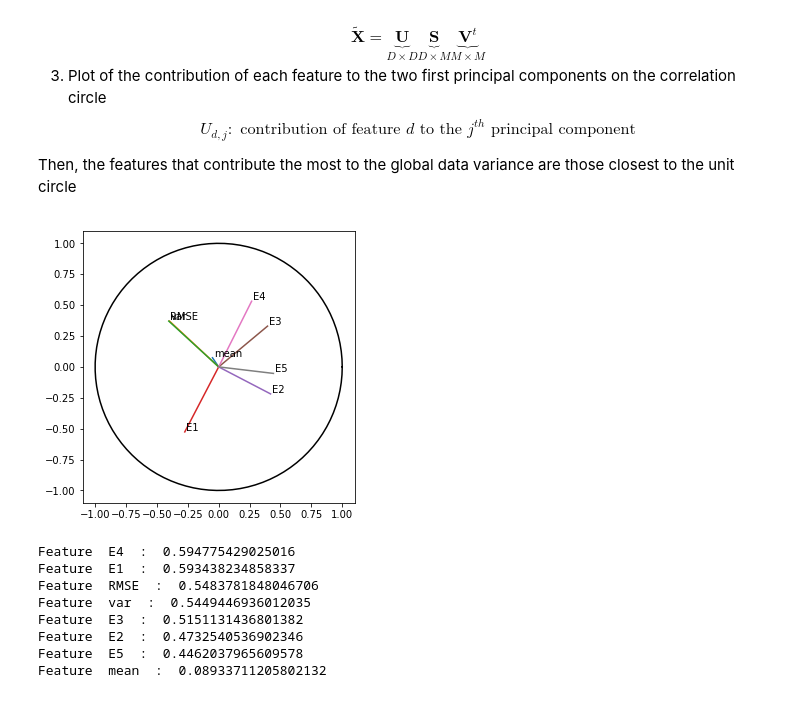
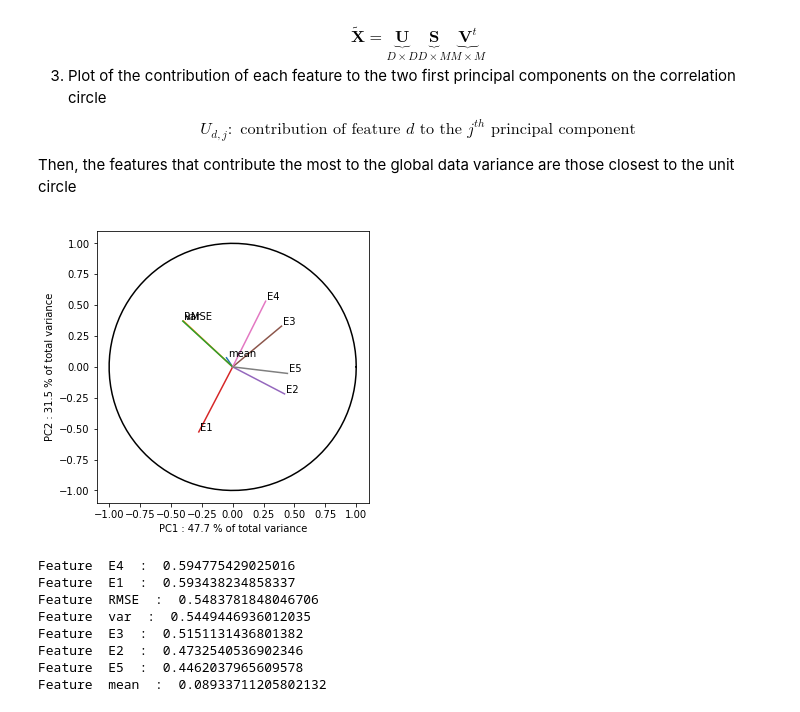
Before and after one commit to oudre/parcoursIA, a Jupyter notebook: Session6.ipynb, the cells around one changed output. Drawn from its saved outputs; the diff is of its cells as text; code cells hidden in the pictures.

```diff
--- a/Session6.ipynb
+++ b/Session6.ipynb
@@ -126,11 +126,12 @@ def my_pca(X):
     for d in range(D):
         X_[d,:]=(X[d,:]-np.mean(X[d,:]))/np.std(X[d,:])
     U,S,Vt=np.linalg.svd(X_)
+    var_exp=S**2/(M-1)
     S2=np.zeros((D,M))
     S2[:D,:D]=np.diag(S)
-    return U, np.dot(S2,Vt)
+    return U, np.dot(S2,Vt), var_exp
 # %%
-def plot_correlation_circle(U,feature_names):
+def plot_correlation_circle(U,feature_names,var_exp):
     D,D=np.shape(U)
     figure, axes = plt.subplots()
     for d in range(D):
@@ -141,22 +142,25 @@ def plot_correlation_circle(U,feature_names):
     a = radius*np.cos(theta)
     b = radius*np.sin(theta)
     axes.set_aspect(1)
+    v=np.round(1000*var_exp/np.sum(var_exp))/10
     plt.plot(a,b,'k')
+    plt.xlabel("PC1 : "+str(v[0])+" % of total variance")
+    plt.ylabel("PC2 : "+str(v[1])+" % of total variance")
     plt.show()
 # %%
  # Computation of PCA
 Y =np.concatenate((Y1,Y2),axis=1)
 D,M=np.shape(Y)
-U,S_=my_pca(Y)
+U,S_,var_exp=my_pca(Y)
 
 feature_names = [
   'mean',
   'var',
   'RMSE',
   'E1', 'E2', 'E3', 'E4','E5']
-plot_correlation_circle(U,feature_names)
+plot_correlation_circle(U,feature_names,var_exp)
 # %% [output]
-[figure, old version]
+[figure, new version]
 # %%
 # Norm computation for each feature
 score=np.sqrt(U[:,0]**2+U[:,1]**2)
```
Also changed, not shown: parts of 1 cell of this notebook, 8 other files.
